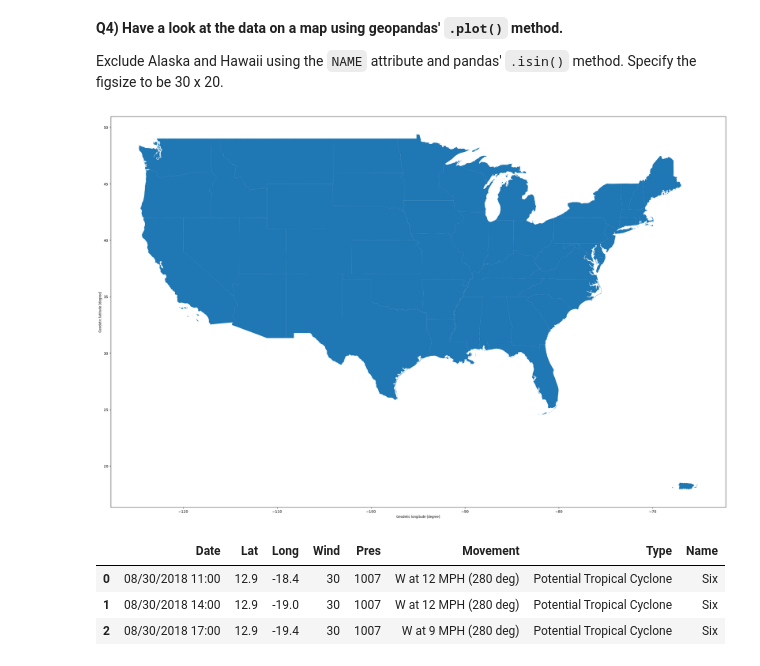
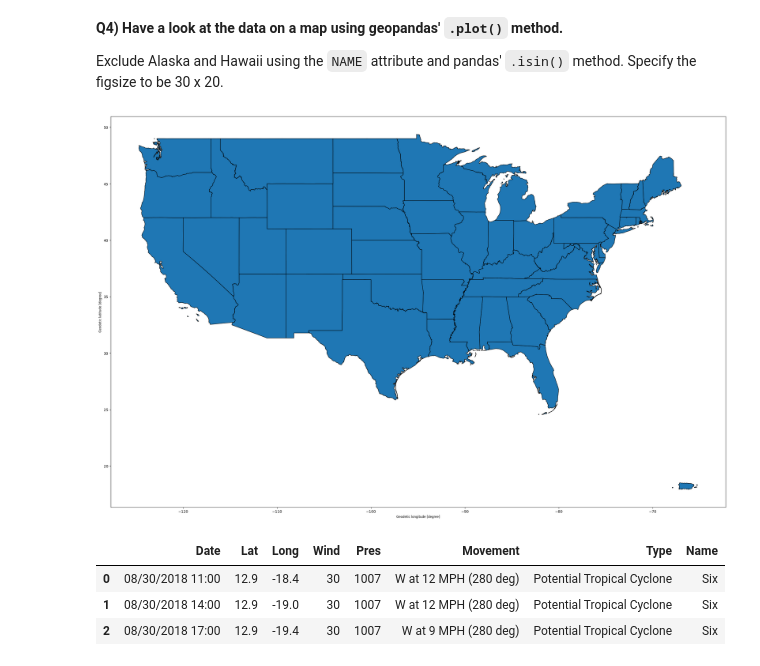
Before and after one commit to Lorena-garciamorais/2026_Intro_Python, a Jupyter notebook: live/part-I/1.6-geospatial-vector-data-environmental-exercises.ipynb, the cells around one changed output. Cells and saved outputs as stored; diff of their text form; code cells hidden in the pictures.

```diff
--- a/live/part-I/1.6-geospatial-vector-data-environmental-exercises.ipynb
+++ b/live/part-I/1.6-geospatial-vector-data-environmental-exercises.ipynb
@@ -132,10 +132,10 @@ figsize to be 30 x 20.
 # %%
 # Plot the US states (Alaska and Hawaii excluded)
 country_selection = country[~country["NAME"].isin(["Alaska", "Hawaii"])]
-country_selection.plot(figsize=(30, 20))
+country_selection.plot(figsize=(30, 20), edgecolor="black")
 plt.show()
 # %% [output]
-[figure, old version]
+[figure, new version]
 # %%
 # Pre-supplied: read in the hurricane Florence data, drop the advisory bookkeeping columns,
 # fix the longitude sign, and have a look at the dataframe.
```
Also changed, not shown: parts of 4 cells of this notebook.
